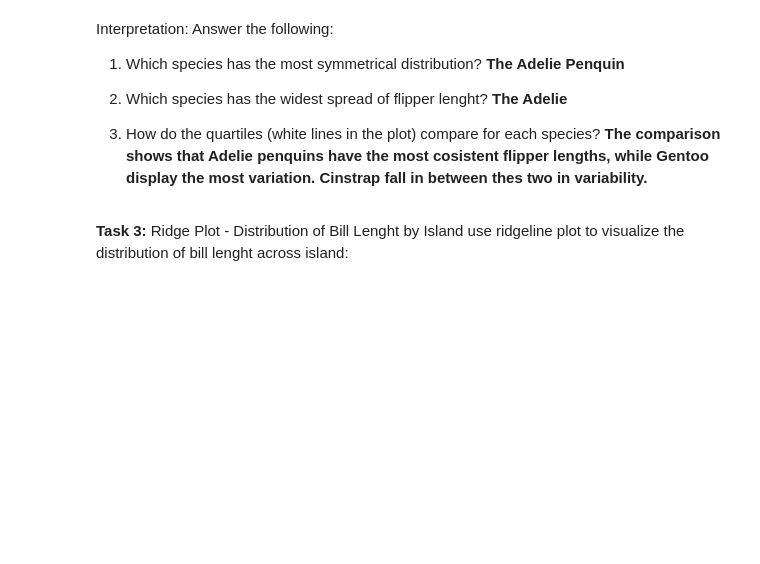
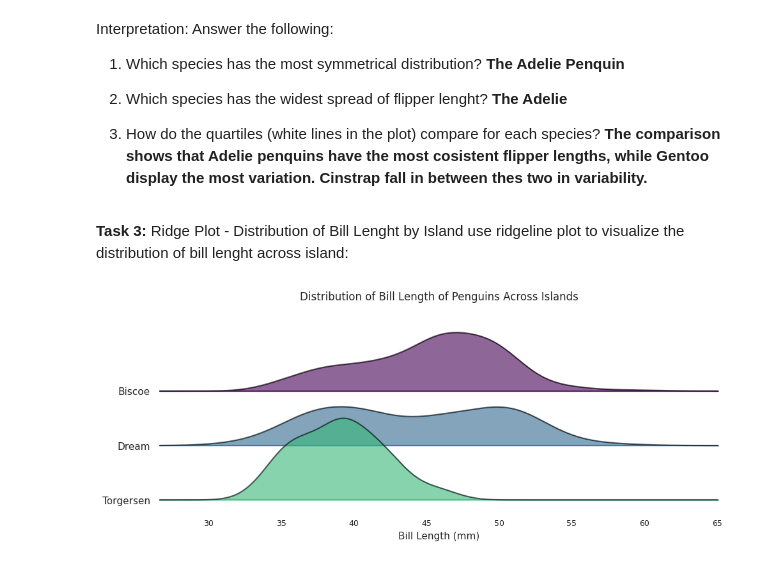
Before and after one commit to Roxaxx/Data110, a Jupyter notebook: Roxaxx_week6.ipynb, the cells around one changed output. Saved outputs shown, nothing was run; the diff lists cells and outputs as text; code cells hidden in the pictures; blank space fills up the shorter version.

```diff
--- a/Roxaxx_week6.ipynb
+++ b/Roxaxx_week6.ipynb
@@ -141,3 +141,21 @@ Interpretation: Answer the following:
 3. How do the quartiles (white lines in the plot) compare for each species? **The comparison shows that Adelie penquins have the most cosistent flipper lengths, while Gentoo display the most variation. Cinstrap fall in between thes two in variability.**
 # %% [markdown]
 **Task 3:** Ridge Plot - Distribution of Bill Lenght by Island use ridgeline plot to visualize the distribution of bill lenght across island:
+# %%
+# Create the Ridgeline plot
+fig, axes = joyplot(df_cleaned,
+    by='island',
+    column='bill_length_mm',
+    figsize=(10, 4),
+    colormap=plt.cm.viridis,
+    ylabelsize=11,
+    xlabelsize=9,
+    title="Distribution of Bill Length of Penguins Across Islands",
+    alpha=0.6
+)
+
+plt.xlabel('Bill Length (mm)', fontsize=11)
+
+plt.show()
+# %% [output]
+[figure, added]
```
Also changed, not shown: parts of 1 cell of this notebook.
